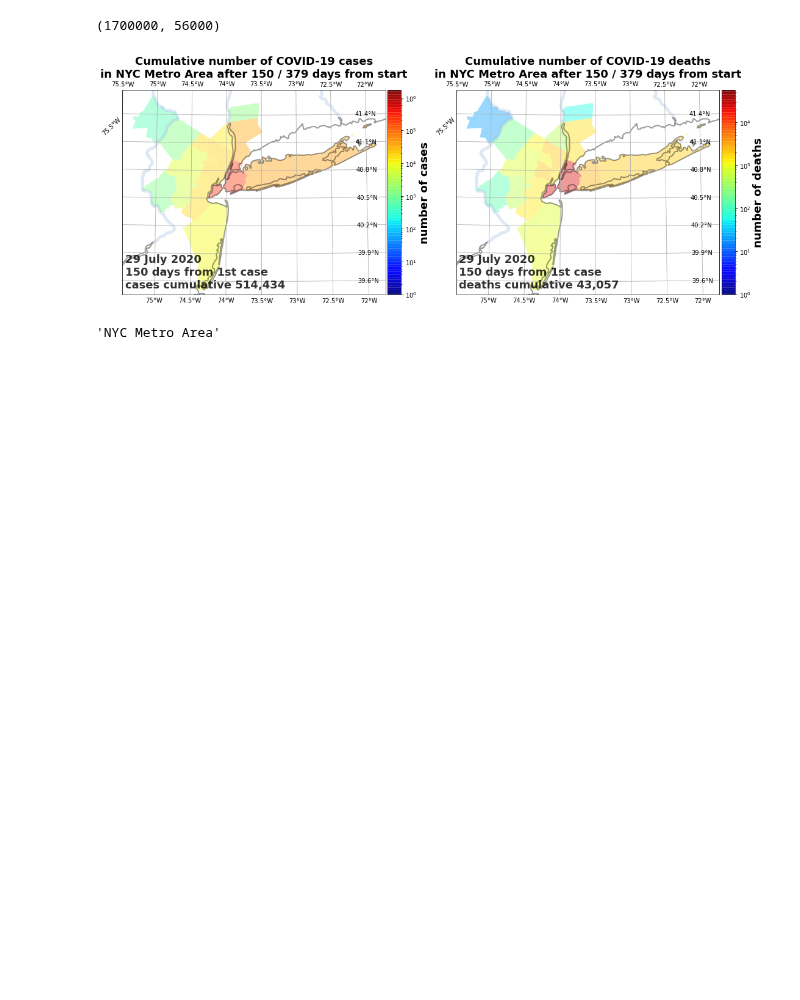
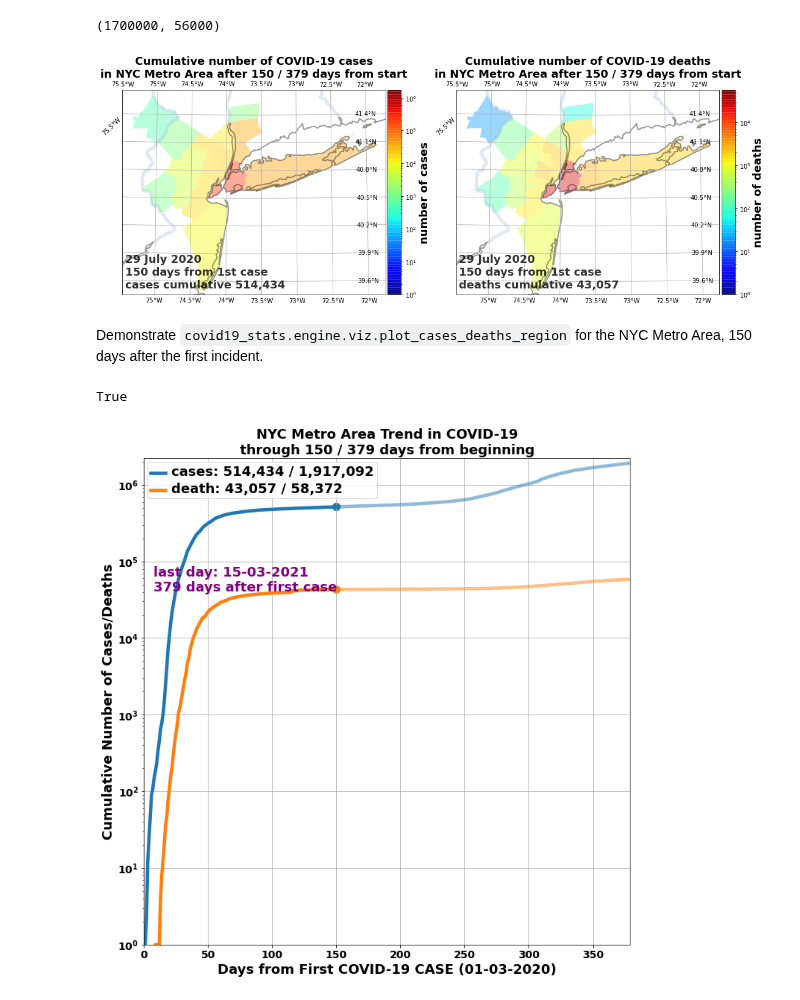
Before and after one commit to tanimislam/covid19_stats, a Jupyter notebook: testing/covid19_excuse_viz_visualizations.ipynb, the cells around one changed output. Drawn from its saved outputs; the diff is of its cells as text; code cells hidden in the pictures; blank space fills up the shorter version.

```diff
--- a/testing/covid19_excuse_viz_visualizations.ipynb
+++ b/testing/covid19_excuse_viz_visualizations.ipynb
@@ -86,7 +86,15 @@ maxnum_colorbar_cases, maxnum_colorbar_death
 # %% [output]
 (1700000, 56000)
 [figure]
-# %%
-inc_data_nyc[ 'region name']
-# %% [output]
-'NYC Metro Area'
+# %% [markdown]
+Demonstrate `covid19_stats.engine.viz.plot_cases_deaths_region` for the NYC Metro Area, 150 days after the first incident.
+# %%
+fig = pylab.figure( )
+fig.set_size_inches([18,12])
+ax = fig.add_subplot(111)
+viz.plot_cases_deaths_region( inc_data_nyc, inc_data_nyc['region name'], ax, days_from_beginning=150, doTitle=True)
+fig.savefig( os.path.join( static_viz_dir, 'viz_plot_cases_deaths_region_nyc.png'))
+autocrop_image.autocrop_image( os.path.join( static_viz_dir, 'viz_plot_cases_deaths_region_nyc.png'))
+# %% [output]
+True
+[figure, added]
```
Also changed, not shown: 8 other files.
